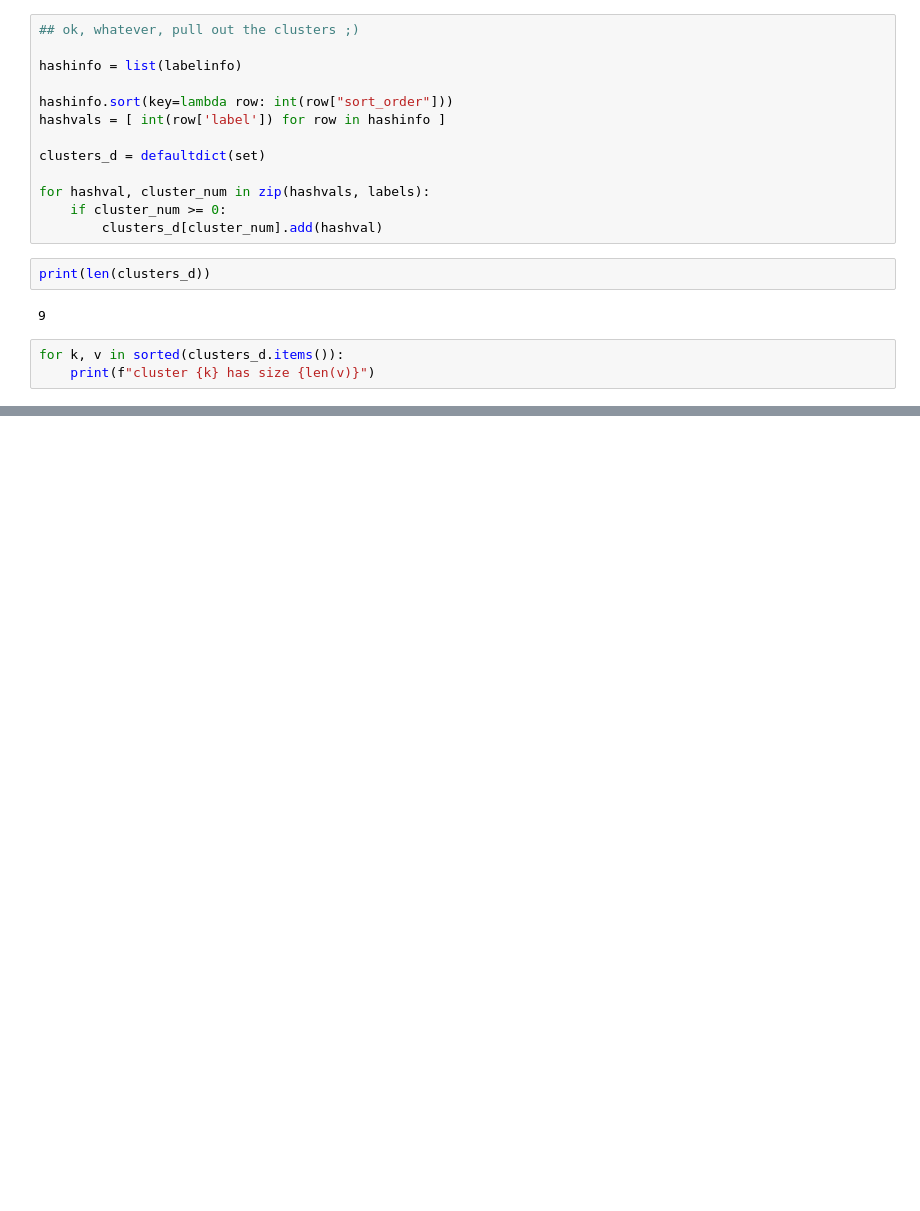
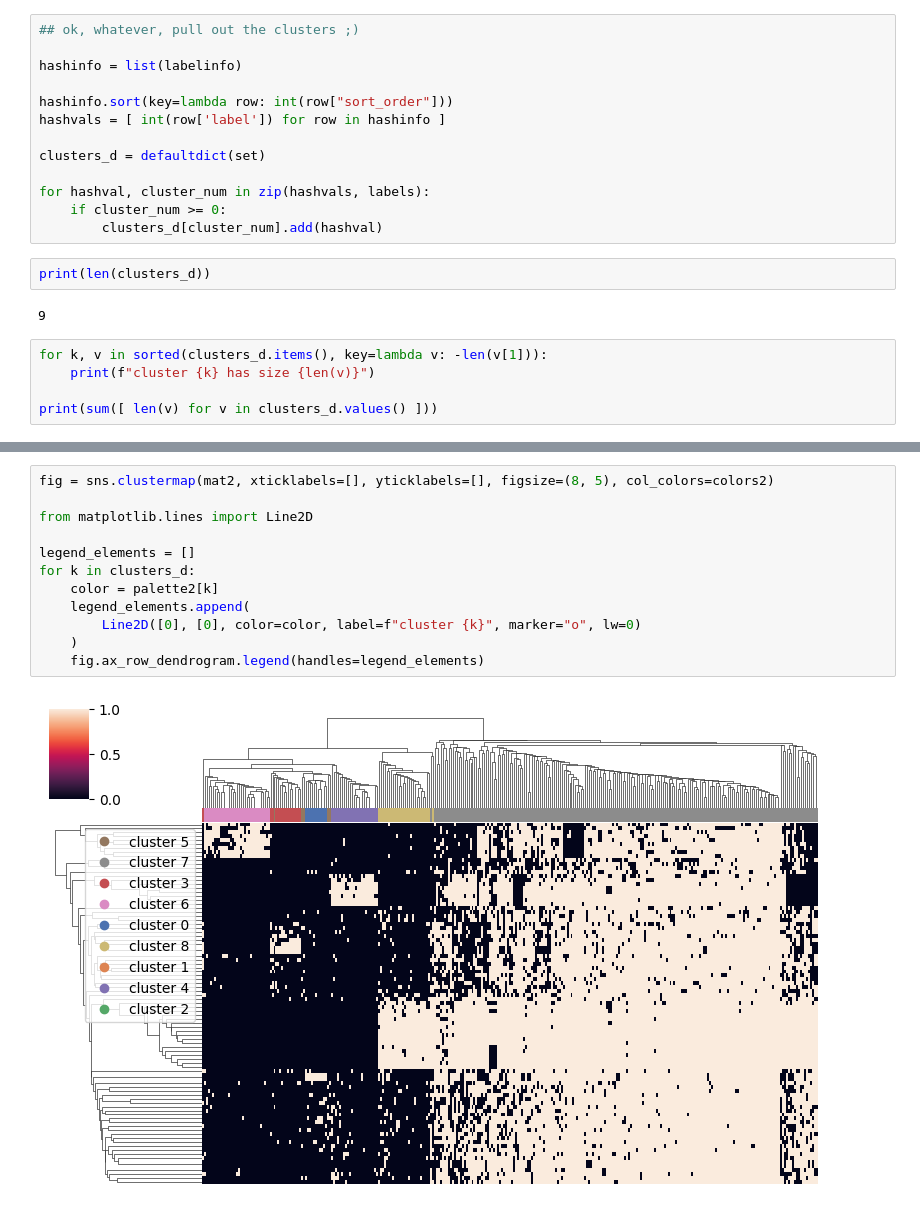
Before and after one commit to ctb/2024-pangenome-hash-corr, a Jupyter notebook: hdbscan.ipynb, the cells around one changed output, grey strips where cells are left out. Saved outputs shown, nothing was run; the diff lists cells and outputs as text; blank space fills up the shorter version.

```diff
--- a/hdbscan.ipynb
+++ b/hdbscan.ipynb
@@ -168,6 +176,8 @@ print(len(clusters_d))
 # %% [output]
 9
 # %%
-for k, v in sorted(clusters_d.items()):
+for k, v in sorted(clusters_d.items(), key=lambda v: -len(v[1])):
     print(f"cluster {k} has size {len(v)}")
+
+print(sum([ len(v) for v in clusters_d.values() ]))
 # %% [output]
@@ -186,0 +290,14 @@ cluster 8 has size 27
+# %%
+fig = sns.clustermap(mat2, xticklabels=[], yticklabels=[], figsize=(8, 5), col_colors=colors2)
+
+from matplotlib.lines import Line2D
+
+legend_elements = []
+for k in clusters_d:
+    color = palette2[k]
+    legend_elements.append(
+        Line2D([0], [0], color=color, label=f"cluster {k}", marker="o", lw=0)
+    )
+    fig.ax_row_dendrogram.legend(handles=legend_elements)
+# %% [output]
+[figure, added]
```
Also changed, not shown: parts of 9 cells of this notebook.
